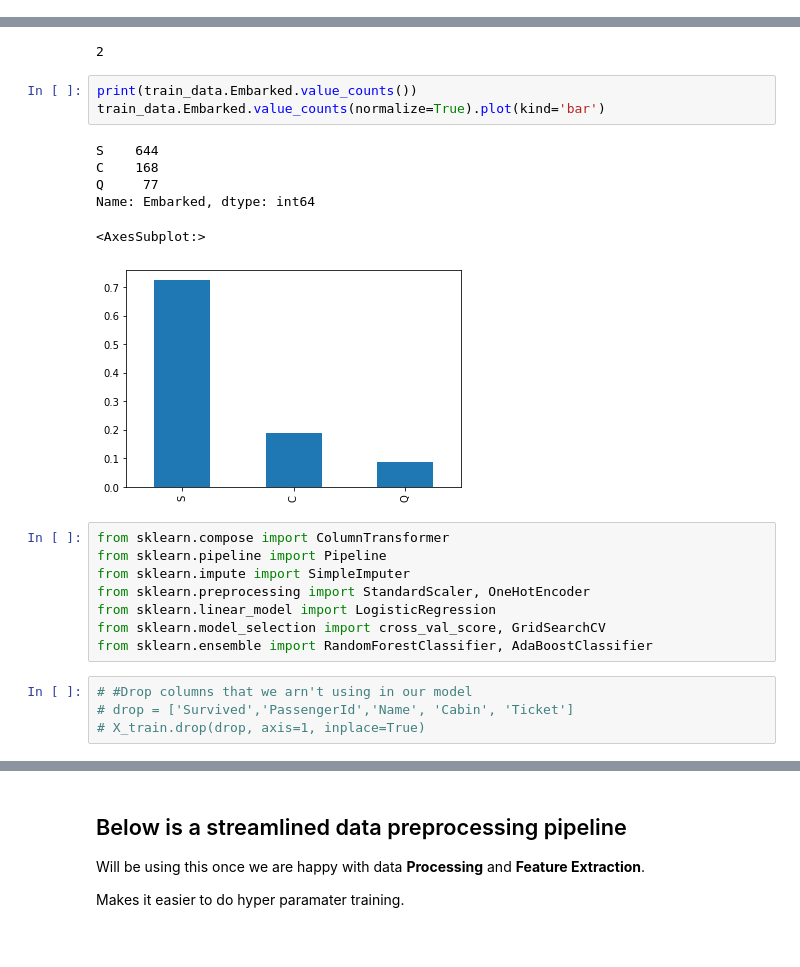
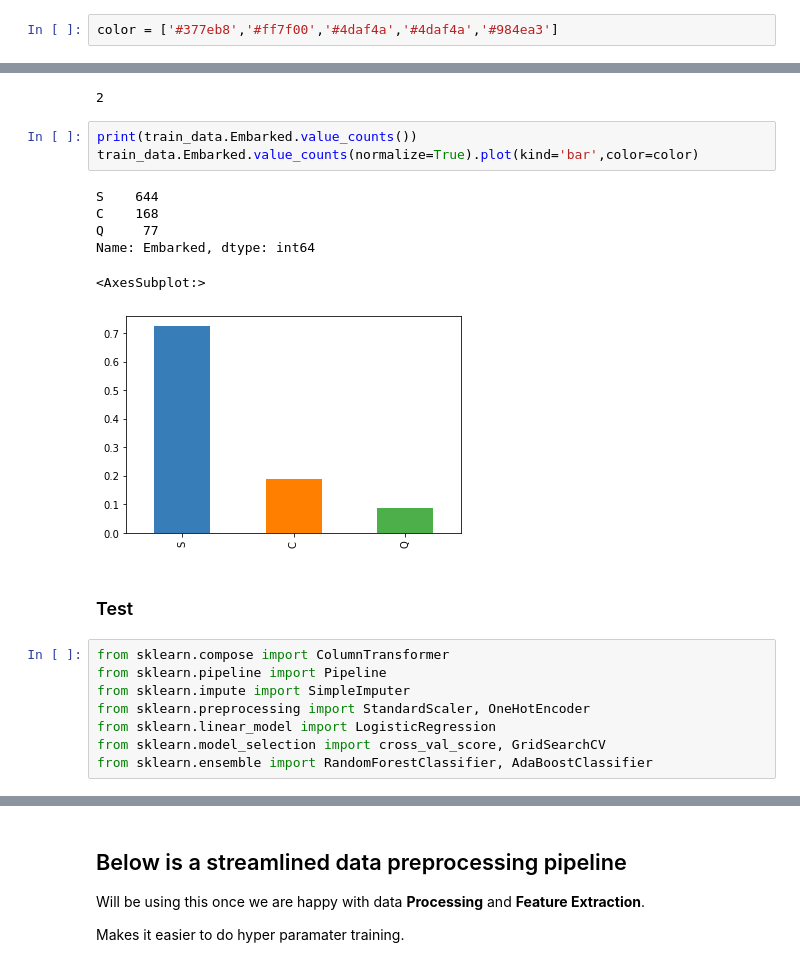
Before and after one commit to bperry555/kaggle, a Jupyter notebook: titanic/titanic.ipynb, the cells around one changed output, grey strips where cells are left out. Cells and saved outputs as stored; diff of their text form.

```diff
--- a/titanic/titanic.ipynb
+++ b/titanic/titanic.ipynb
@@ -58,5 +117,7 @@ Data columns (total 12 columns):
  11  Embarked     889 non-null    object
 dtypes: float64(2), int64(5), object(5)
 memory usage: 83.7+ KB
+# %%
+color = ['#377eb8','#ff7f00','#4daf4a','#4daf4a','#984ea3']
 # %%
 from pandas.plotting import scatter_matrix
@@ -473,14 +565,16 @@ train_data.Embarked.isna().sum()
 2
 # %%
 print(train_data.Embarked.value_counts())
-train_data.Embarked.value_counts(normalize=True).plot(kind='bar')
+train_data.Embarked.value_counts(normalize=True).plot(kind='bar',color=color)
 # %% [output]
 S    644
 C    168
 Q     77
 Name: Embarked, dtype: int64
 <AxesSubplot:>
-[figure, old version]
+[figure, new version]
+# %% [markdown]
+### Test  <a name="Test"></a>
 # %%
 from sklearn.compose import ColumnTransformer
 from sklearn.pipeline import Pipeline
@@ -489,7 +583,3 @@ from sklearn.preprocessing import StandardScaler, OneHotEncoder
 from sklearn.linear_model import LogisticRegression
 from sklearn.model_selection import cross_val_score, GridSearchCV
 from sklearn.ensemble import RandomForestClassifier, AdaBoostClassifier
-# %%
-# #Drop columns that we arn't using in our model
-# drop = ['Survived','PassengerId','Name', 'Cabin', 'Ticket']
-# X_train.drop(drop, axis=1, inplace=True)
```
Also changed, not shown: parts of 35 cells of this notebook.
